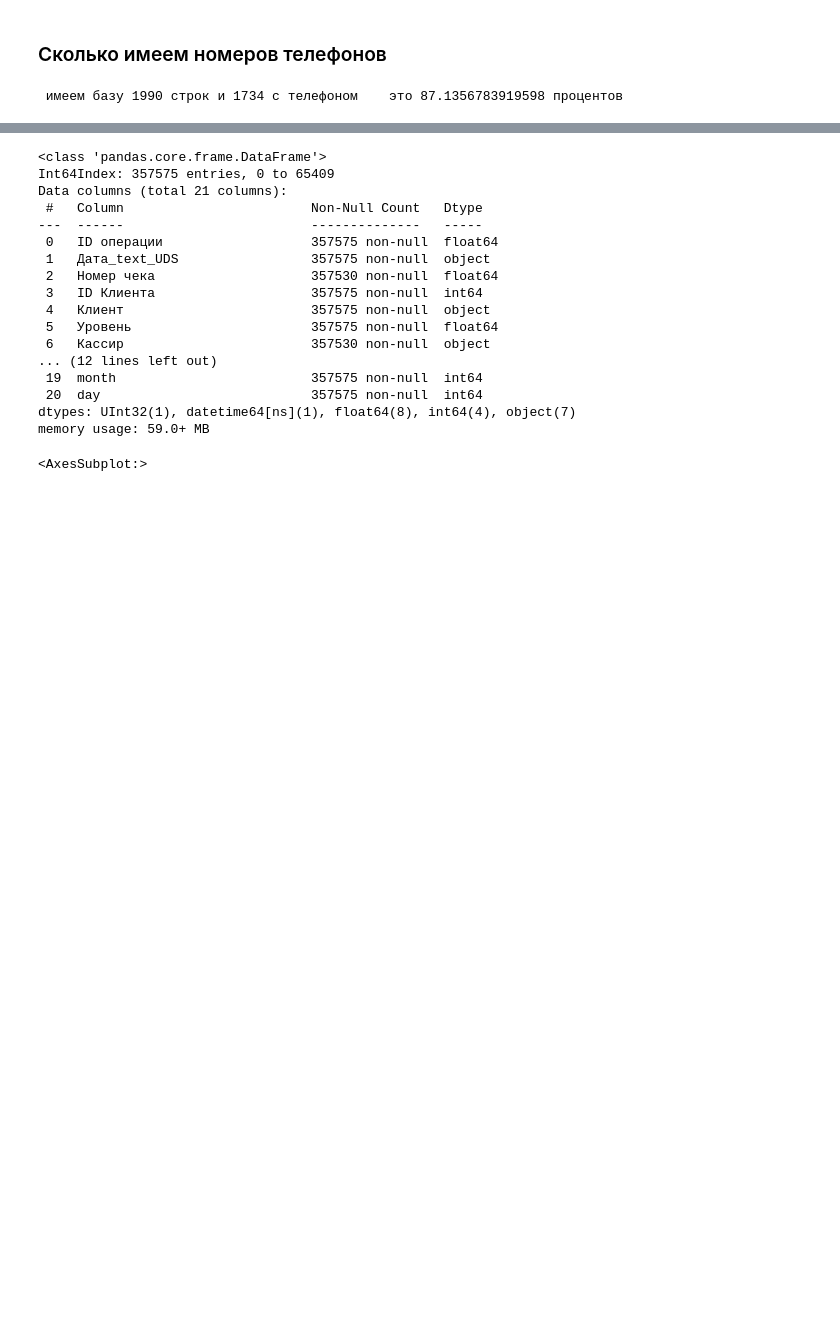
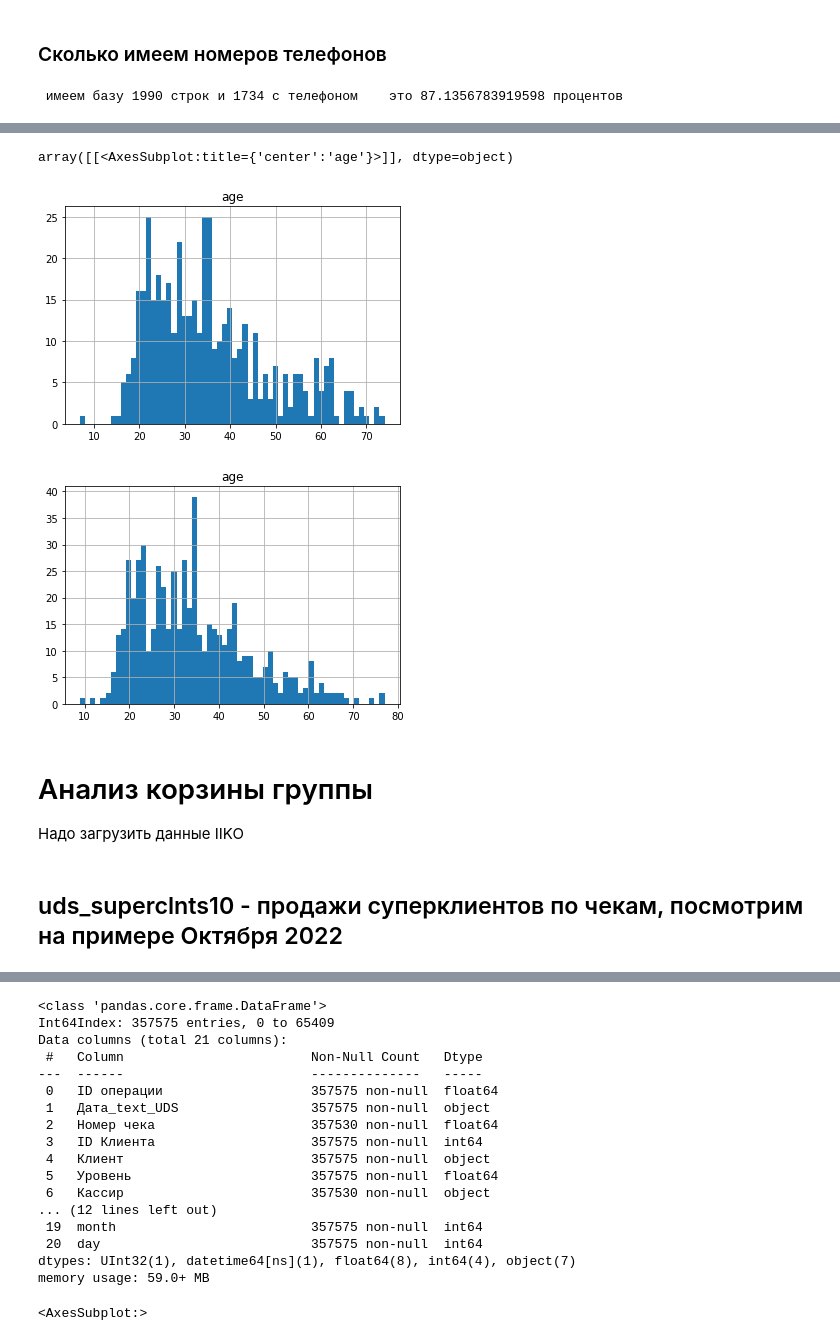
Before and after one commit to KeskilV/rb_udsiiko, a Jupyter notebook: ipynb/UDS_IIKO1.ipynb, the cells around one changed output, grey strips where cells are left out. Saved outputs shown, nothing was run; the diff lists cells and outputs as text; code cells hidden in the pictures; blank space fills up the shorter version.

```diff
--- a/ipynb/UDS_IIKO1.ipynb
+++ b/ipynb/UDS_IIKO1.ipynb
@@ -883,0 +971,13 @@ Name: age, Length: 1990, dtype: timedelta64[ns]
+# %%
+%matplotlib inline
+df_contacts.loc[df_contacts['ABCОплата RUB']=='A1',['age']].hist( bins=60)
+df_contacts.loc[df_contacts['ABCОплата RUB']=='A2',['age']].hist( bins=60)
+# %% [output]
+array([[<AxesSubplot:title={'center':'age'}>]], dtype=object)
+[figure, added]
+[figure, added]
+# %% [markdown]
+# Анализ корзины группы
+Надо загрузить данные IIKO
+# %% [markdown]
+## uds_superclnts10 - продажи суперклиентов по чекам, посмотрим на примере Октября 2022
```
Also changed, not shown: parts of 238 cells of this notebook, 4 other files.
